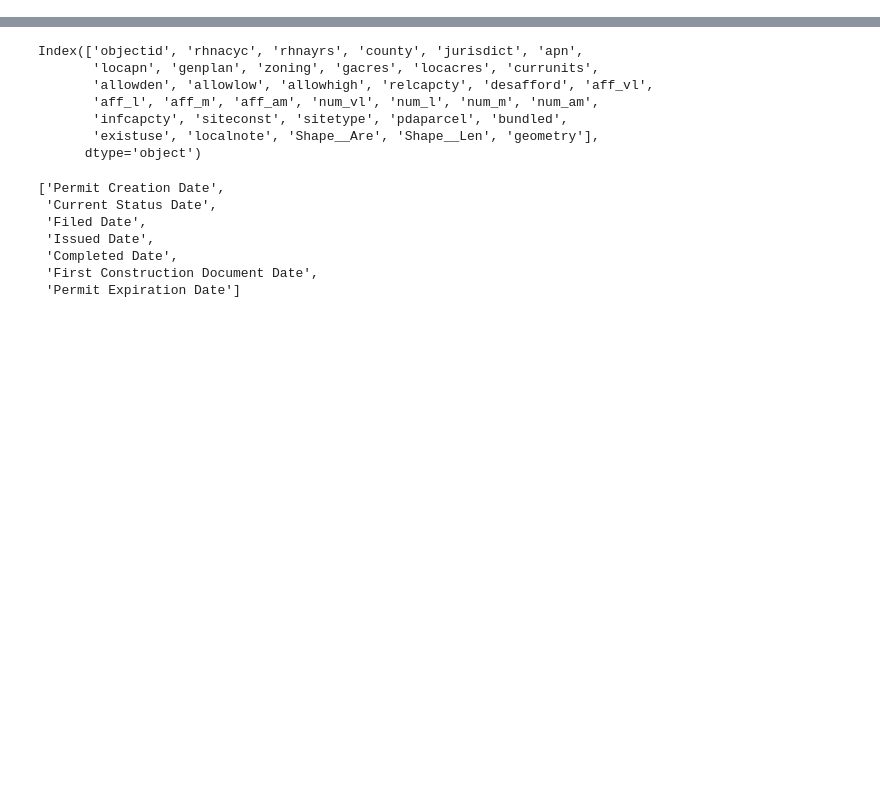
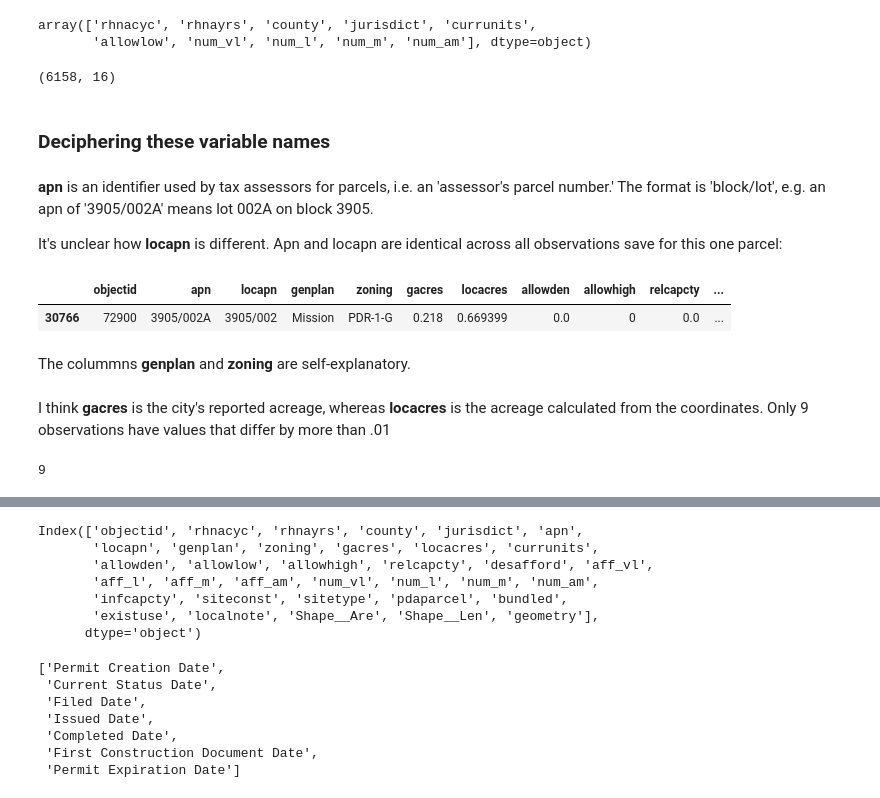
Before and after one commit to YIMBYdata/housing-elements, a Jupyter notebook: SF Housing Element.ipynb, the cells around one changed output, grey strips where cells are left out. Drawn from its saved outputs; the diff is of its cells as text; code cells hidden in the pictures; blank space fills up the shorter version.

```diff
--- a/SF Housing Element.ipynb
+++ b/SF Housing Element.ipynb
@@ -16,0 +39,7 @@ sf_sites['relcapcty'] = sf_sites['relcapcty'].astype(float)
+# %%
+is_constant = ((sf_sites == sf_sites.iloc[0]).all())
+constant_cols = is_constant[is_constant].index.values
+constant_cols
+# %% [output]
+array(['rhnacyc', 'rhnayrs', 'county', 'jurisdict', 'currunits',
+       'allowlow', 'num_vl', 'num_l', 'num_m', 'num_am'], dtype=object)
@@ -16,0 +50,23 @@ sf_sites['relcapcty'] = sf_sites['relcapcty'].astype(float)
+# %%
+sf_sites.shape
+# %% [output]
+(6158, 16)
+# %% [markdown]
+### Deciphering these variable names
+# %% [markdown]
+**apn** is an identifier used by tax assessors for parcels, i.e. an 'assessor's parcel number.' The format is 'block/lot', e.g. an apn of '3905/002A' means lot 002A on block 3905.
+
+It's unclear how **locapn** is different. Apn and locapn are identical across all observations save for this one parcel:
+# %%
+sf_sites[sf_sites.apn != sf_sites.locapn]
+# %% [output]
+|  | objectid | apn | locapn | genplan | zoning | gacres | locacres | allowden | allowhigh | relcapcty | ... |
+| 30766 | 72900 | 3905/002A | 3905/002 | Mission | PDR-1-G | 0.218 | 0.669399 | 0.0 | 0 | 0.0 | ... |
+# %% [markdown]
+The colummns **genplan** and **zoning** are self-explanatory.
+# %% [markdown]
+I think **gacres** is the city's reported acreage, whereas **locacres** is the acreage calculated from the coordinates. Only 9 observations have values that differ by more than .01
+# %%
+sum(abs(sf_sites.locacres - sf_sites.gacres) > .01)
+# %% [output]
+9
```
Also changed, not shown: parts of 19 cells of this notebook.
